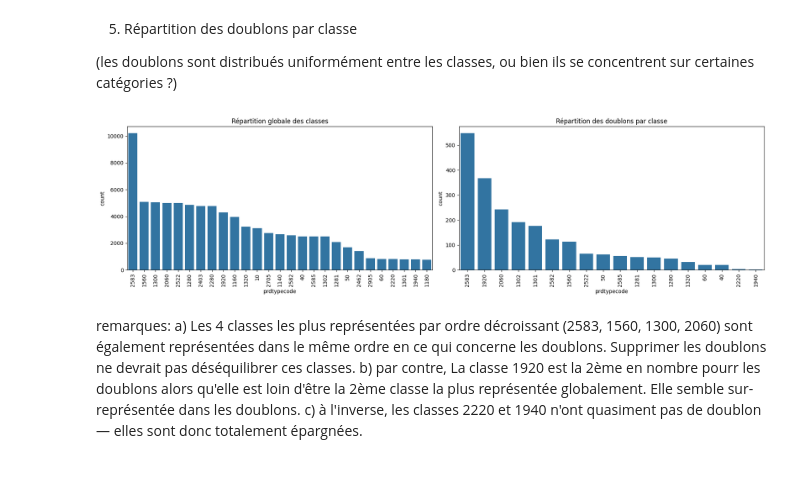
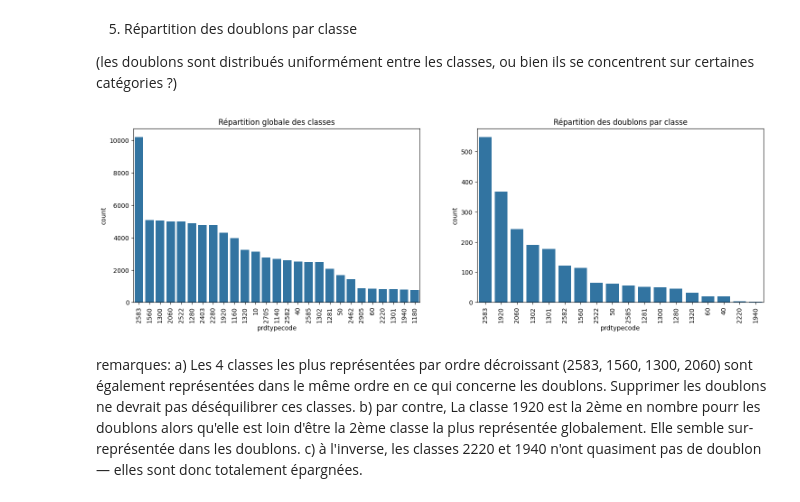
Before and after one commit to kameleeto/challenge_Rakuten, a Jupyter notebook: notebooks/1-exploration.ipynb, the cells around one changed output. Saved outputs shown, nothing was run; the diff lists cells and outputs as text; code cells hidden in the pictures; blank space fills up the shorter version.

```diff
--- a/notebooks/1-exploration.ipynb
+++ b/notebooks/1-exploration.ipynb
@@ -334,31 +334,30 @@ Doublons description (net) : 6316
 # %%
 # Isoler les lignes dupliquées sur le couple (designation, description)
 mask_doublons = (
     data['description'].notna() &
     data[['designation', 'description']].duplicated(keep=False)
 )
 data_doublons = data[mask_doublons]
 
 # Visualiser leur répartition par classe
 import matplotlib.pyplot as plt
 import seaborn as sns
 
 fig, axes = plt.subplots(1, 2, figsize=(18, 5))
 
 # Répartition globale des classes
 sns.countplot(x=data['prdtypecode'], order=data['prdtypecode'].value_counts().index, ax=axes[0])
 axes[0].set_title("Répartition globale des classes")
 axes[0].tick_params(axis='x', rotation=90)
 
 # Répartition des doublons par classe
 sns.countplot(x=data_doublons['prdtypecode'], order=data_doublons['prdtypecode'].value_counts().index, ax=axes[1])
 axes[1].set_title("Répartition des doublons par classe")
 axes[1].tick_params(axis='x', rotation=90)
 
-plt.tight_layout()
 plt.show()
 # %% [output]
-[figure, old version]
+[figure, new version]
 # %% [markdown]
 remarques:
 a) Les 4 classes les plus représentées par ordre décroissant (2583, 1560, 1300, 2060) sont également représentées dans le même ordre en ce qui concerne les doublons.  Supprimer les doublons ne devrait pas déséquilibrer ces classes.
```
